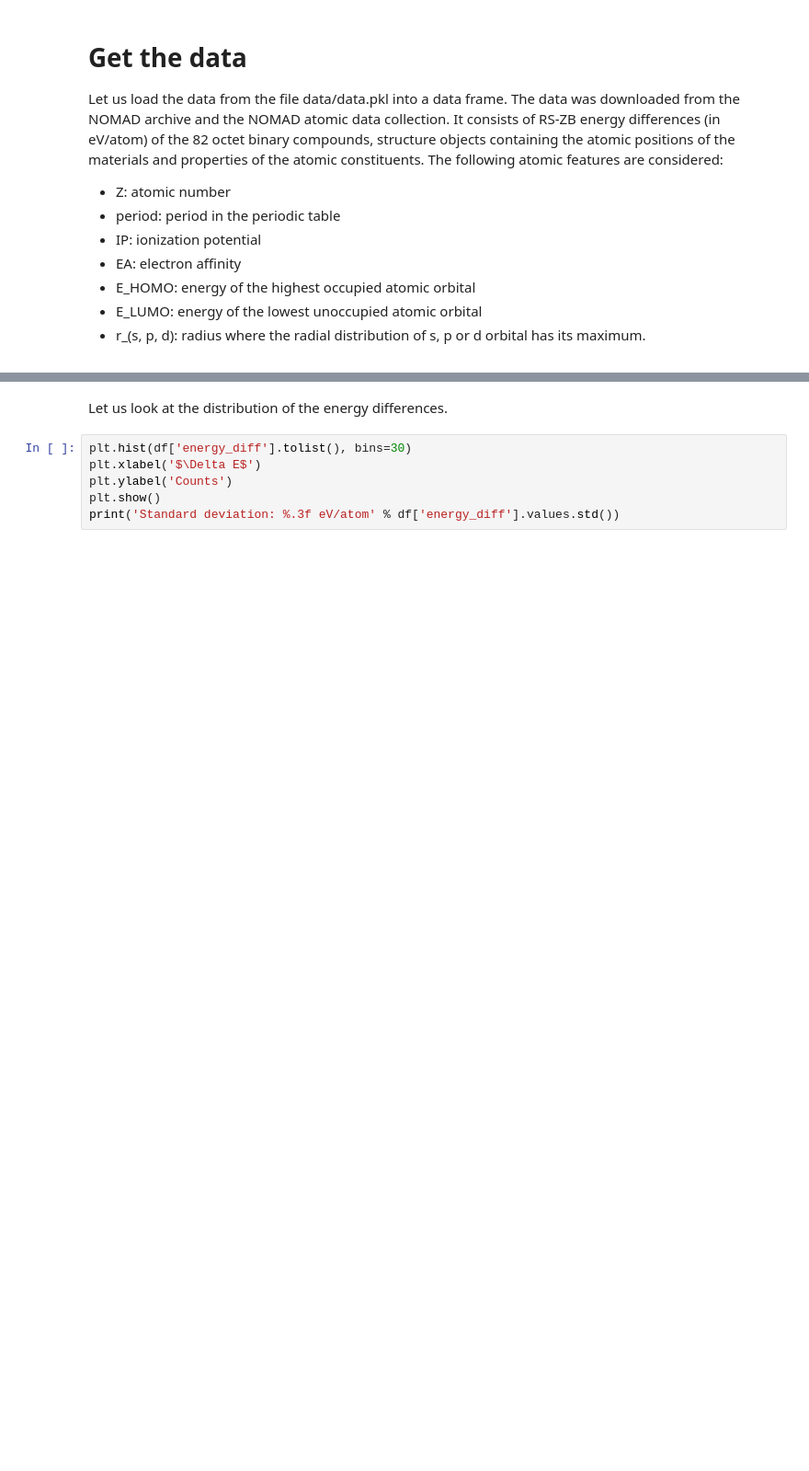
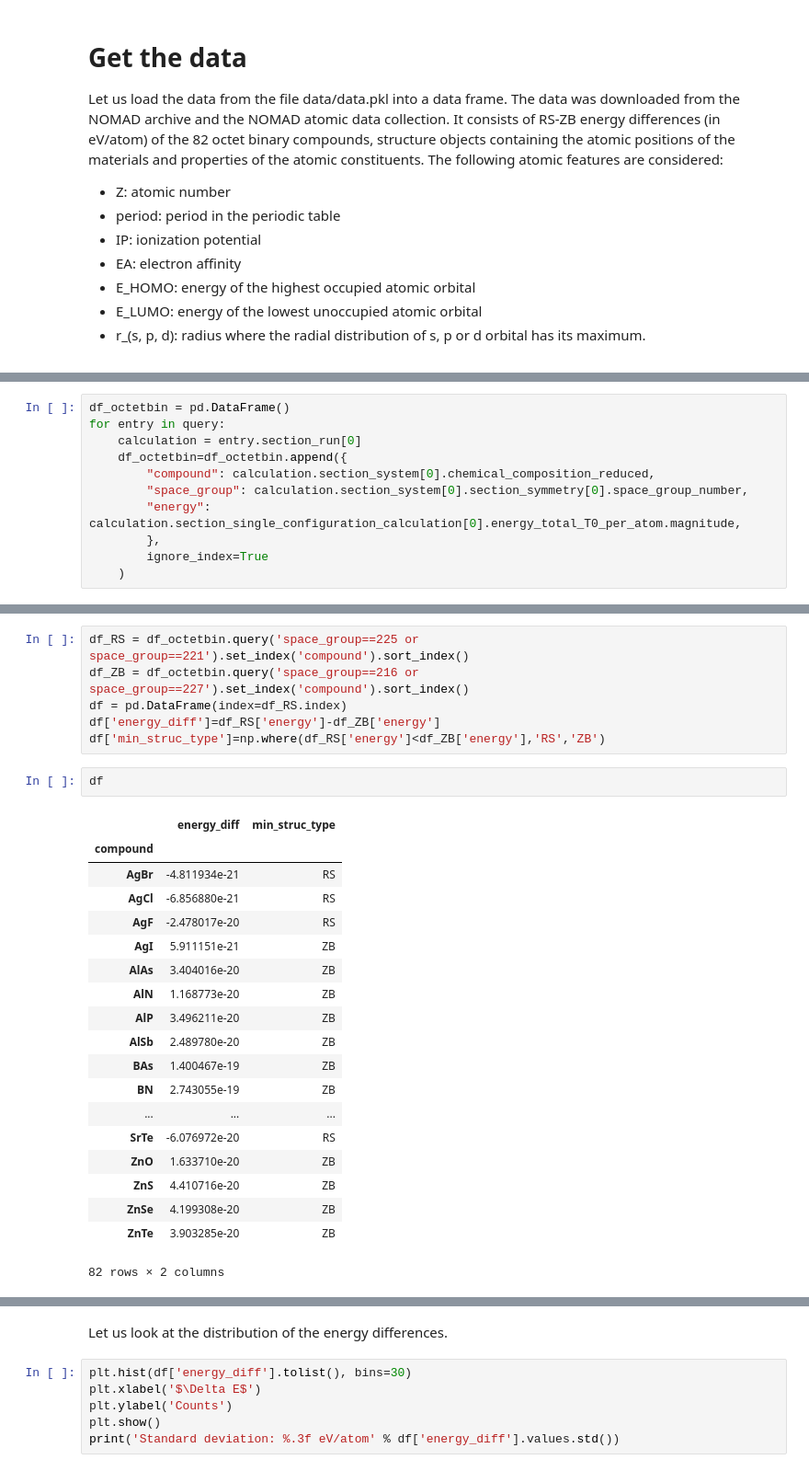
Before and after one commit to fekad/ai-toolkit-compressed-sensing, a Jupyter notebook: compressed_sensing.ipynb, the cells around one changed output, grey strips where cells are left out. Shown at 92% size. Cells and saved outputs as stored; diff of their text form; blank space fills up the shorter version.

Commit message:
Query the Archive to retrieve the octet binary materials
Atomic features are not added to the dataframe constructed using the queried data

```diff
--- a/compressed_sensing.ipynb
+++ b/compressed_sensing.ipynb
@@ -108,0 +150,11 @@ Let us load the data from the file data/data.pkl into a data frame. The data was
+# %%
+df_octetbin = pd.DataFrame()
+for entry in query:
+    calculation = entry.section_run[0]
+    df_octetbin=df_octetbin.append({
+        "compound": calculation.section_system[0].chemical_composition_reduced,
+        "space_group": calculation.section_system[0].section_symmetry[0].space_group_number,
+        "energy": calculation.section_single_configuration_calculation[0].energy_total_T0_per_atom.magnitude,
+        },
+        ignore_index=True
+    )
@@ -109,3 +169,31 @@ Let us load the data from the file data/data.pkl into a data frame. The data was
+# %%
+df_RS = df_octetbin.query('space_group==225 or space_group==221').set_index('compound').sort_index()
+df_ZB = df_octetbin.query('space_group==216 or space_group==227').set_index('compound').sort_index()
+df = pd.DataFrame(index=df_RS.index)
+df['energy_diff']=df_RS['energy']-df_ZB['energy']
+df['min_struc_type']=np.where(df_RS['energy']<df_ZB['energy'],'RS','ZB')
+# %%
+df
+# %% [output]
+|  | energy_diff | min_struc_type |
+| compound |  |  |
+| AgBr | -4.811934e-21 | RS |
+| AgCl | -6.856880e-21 | RS |
+| AgF | -2.478017e-20 | RS |
+| AgI | 5.911151e-21 | ZB |
+| AlAs | 3.404016e-20 | ZB |
+| AlN | 1.168773e-20 | ZB |
+| AlP | 3.496211e-20 | ZB |
+| AlSb | 2.489780e-20 | ZB |
+| BAs | 1.400467e-19 | ZB |
+| BN | 2.743055e-19 | ZB |
+| ... | ... | ... |
+| SrTe | -6.076972e-20 | RS |
+| ZnO | 1.633710e-20 | ZB |
+| ZnS | 4.410716e-20 | ZB |
+| ZnSe | 4.199308e-20 | ZB |
+| ZnTe | 3.903285e-20 | ZB |
+82 rows × 2 columns
 # %%
 # load data
 RS_structures = read("data/compressed_sensing/RS_structures.xyz", index=':')
```
Also changed, not shown: parts of 9 cells of this notebook.
